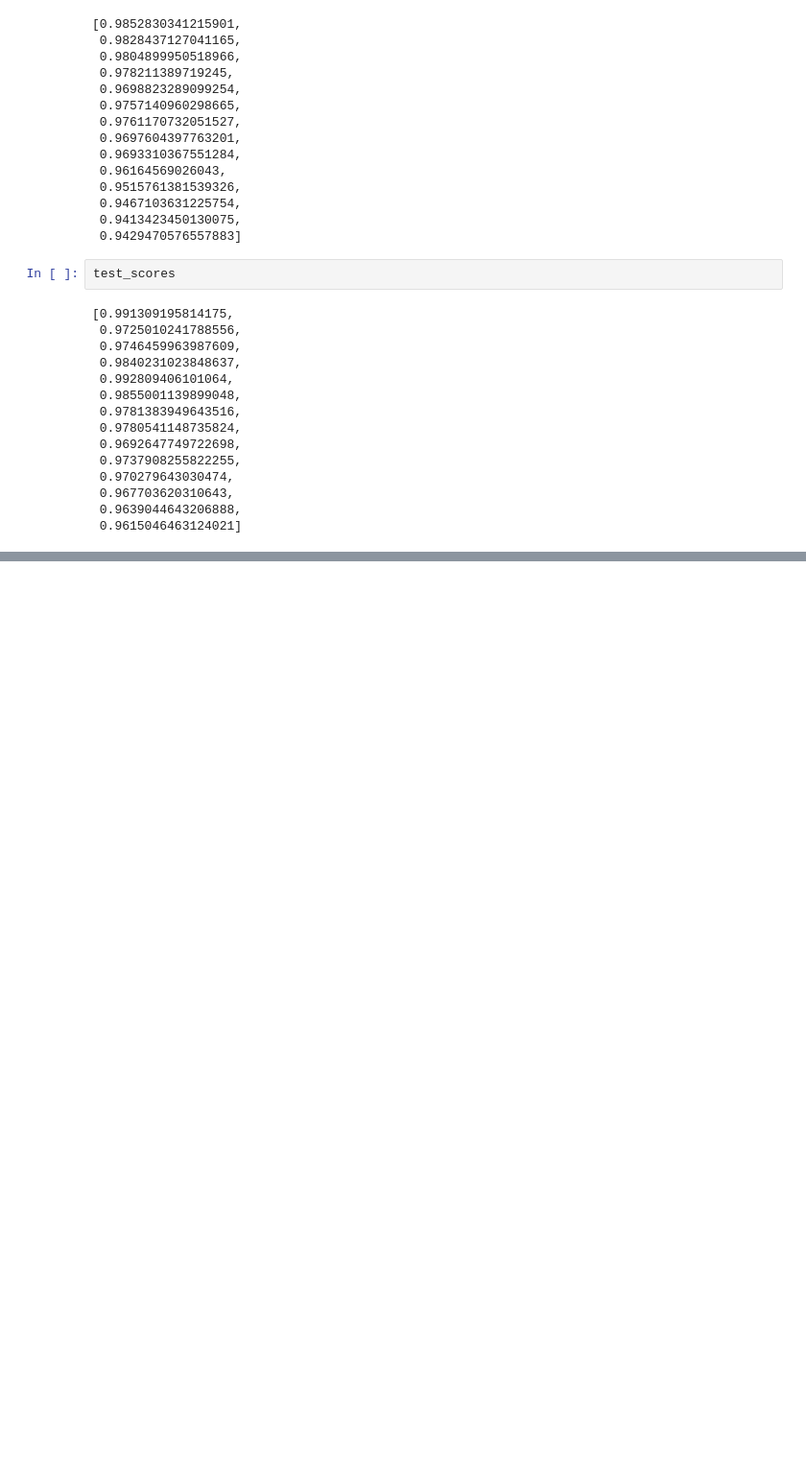
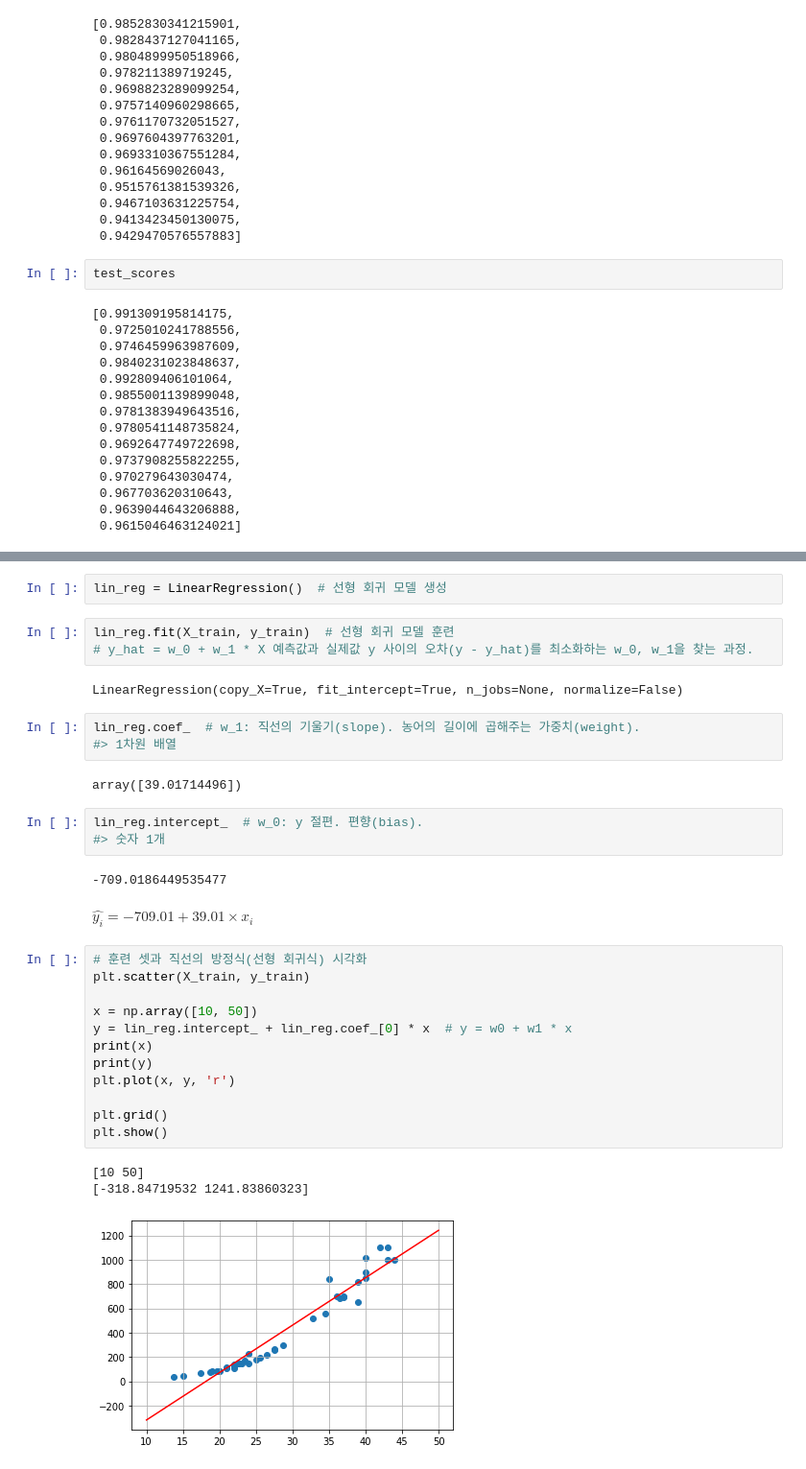
Before and after one commit to sangjin94/itwill-python, a Jupyter notebook: ml05_regression.ipynb, the cells around one changed output, grey strips where cells are left out. Shown at 96% size. Drawn from its saved outputs; the diff is of its cells as text; blank space fills up the shorter version.

```diff
--- a/ml05_regression.ipynb
+++ b/ml05_regression.ipynb
@@ -309,0 +365,37 @@ plt.show()
+# %%
+lin_reg = LinearRegression()  # 선형 회귀 모델 생성
+# %%
+lin_reg.fit(X_train, y_train)  # 선형 회귀 모델 훈련
+# y_hat = w_0 + w_1 * X 예측값과 실제값 y 사이의 오차(y - y_hat)를 최소화하는 w_0, w_1을 찾는 과정.
+# %% [output]
+LinearRegression(copy_X=True, fit_intercept=True, n_jobs=None, normalize=False)
+# %%
+lin_reg.coef_  # w_1: 직선의 기울기(slope). 농어의 길이에 곱해주는 가중치(weight).
+#> 1차원 배열
+# %% [output]
+array([39.01714496])
+# %%
+lin_reg.intercept_  # w_0: y 절편. 편향(bias).
+#> 숫자 1개
+# %% [output]
+-709.0186449535477
+# %% [markdown]
+$
+\hat{y_i} = -709.01 + 39.01 \times x_i
+$
+# %%
+# 훈련 셋과 직선의 방정식(선형 회귀식) 시각화
+plt.scatter(X_train, y_train)
+
+x = np.array([10, 50])
+y = lin_reg.intercept_ + lin_reg.coef_[0] * x  # y = w0 + w1 * x
+print(x)
+print(y)
+plt.plot(x, y, 'r')
+
+plt.grid()
+plt.show()
+# %% [output]
+[10 50]
+[-318.84719532 1241.83860323]
+[figure, added]
```
Also changed, not shown: parts of 53 cells of this notebook.
